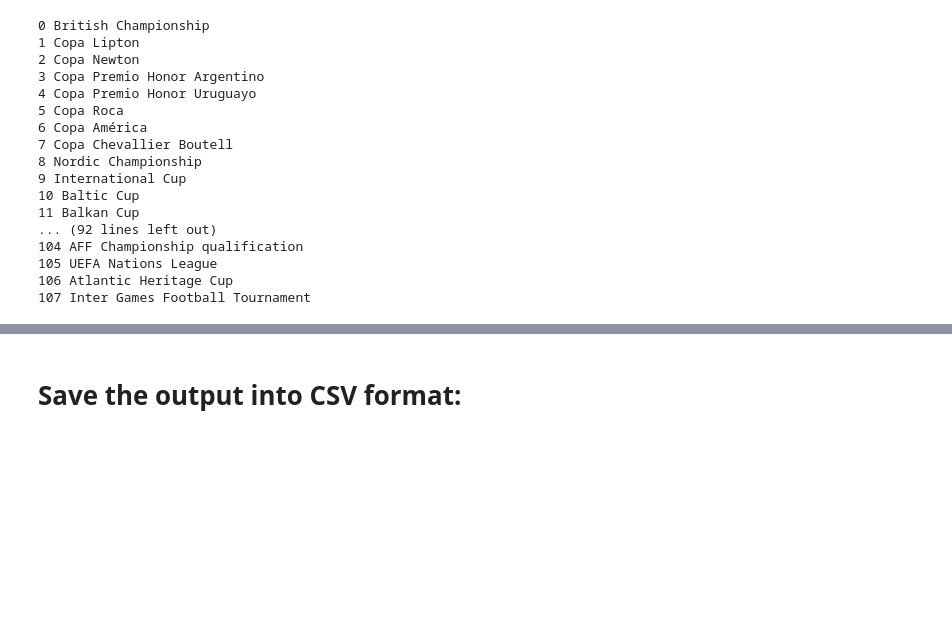
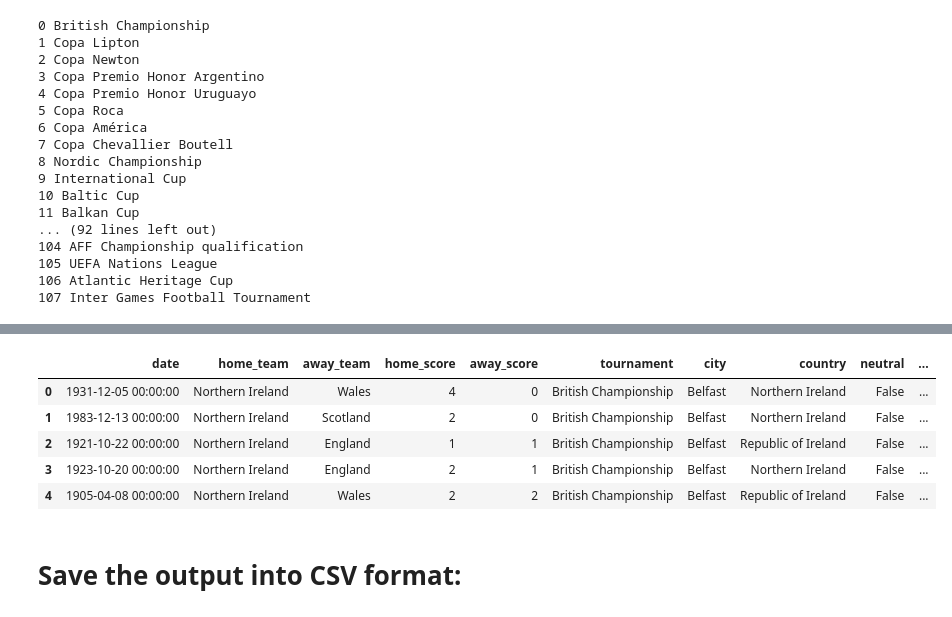
Before and after one commit to ylee9107/Visual-Analytics-Project-1---footballResults, a Jupyter notebook: Python files/Football_Task1._v4.ipynb, the cells around one changed output, grey strips where cells are left out. Saved outputs shown, nothing was run; the diff lists cells and outputs as text; code cells hidden in the pictures; blank space fills up the shorter version.

Commit message:
New ranking system done. Code done.

```diff
--- a/Python files/Football_Task1._v4.ipynb
+++ b/Python files/Football_Task1._v4.ipynb
@@ -314,12 +314,12 @@ def task1_football_processing(data_football):
         df_forAppend = []
 
         # for individual tournaments:
-        for j in range(len(nb_gamesPlayed_inThisTournament)):
-            print(j)
-            idx_game = nb_gamesPlayed_inThisTournament.get_value(nb_gamesPlayed_inThisTournament.index[j], col = 'year')
+        for k in range(len(nb_gamesPlayed_inThisTournament)):
+            print(k)
+            idx_game = nb_gamesPlayed_inThisTournament.get_value(nb_gamesPlayed_inThisTournament.index[k], col = 'year')
             print('index: ' , idx_game)
 
-            gameYear = nb_gamesPlayed_inThisTournament.index[j]
+            gameYear = nb_gamesPlayed_inThisTournament.index[k]
             print('The yr of this game: ', gameYear, ' and there were ', idx_game, ' played.')
 
             # take out the winners from this game (from the main Dataframe):
@@ -464,0 +503,31 @@ data_football_task1_v2.head()
+# %%
+def task1_convert2DF_rankingCummulative(dict_homeTeam_withTotalScores, data_football_task1_v2):
+
+    data_rankingOverTime = data_football_task1_v2.copy()
+
+    homeTeam_list = list(data_rankingOverTime['home_team'].unique())
+
+    data_football_rankingOverTime = pd.DataFrame()
+
+    for i, home_team_name in enumerate(homeTeam_list):
+        print(i, home_team_name)
+
+        # Get the indexes from subset data:
+        data_subset = data_rankingOverTime[data_rankingOverTime['home_team'] == home_team_name].iloc[:,:]
+        index_df = data_subset.index
+
+        # Convert cummulative scores into a dataframe(from list), with the correct indexing by homeTeams:
+        list_score = dict_homeTeam_withTotalScores[home_team_name]
+        df_temp = pd.DataFrame(list_score, columns=['RankOverTime'], index = index_df)
+
+        # Combine the temporary Dataframe with the Subset of Data taken:
+        mergedDf = pd.merge(data_subset, df_temp, left_index=True, right_index=True)
+
+        # Append to the main Dataset with mergeDf:
+        data_football_rankingOverTime = data_football_rankingOverTime.append(mergedDf, ignore_index = True)
+
+
+    return data_football_rankingOverTime;
+# %%
+# Output Dictionary:
+dict_homeTeam_withTotalScores = task1_createDict_rankingCummulative(data_football_task1_v2)
@@ -464,0 +552,3 @@ data_football_task1_v2.head()
+# %%
+# Output DataFrame:
+data_football_rankingOverTime = task1_convert2DF_rankingCummulative(dict_homeTeam_withTotalScores, data_football_task1_v2)
@@ -464,0 +573,9 @@ data_football_task1_v2.head()
+# %%
+data_football_rankingOverTime.head()
+# %% [output]
+|  | date | home_team | away_team | home_score | away_score | tournament | city | country | neutral | ... |
+| 0 | 1931-12-05 00:00:00 | Northern Ireland | Wales | 4 | 0 | British Championship | Belfast | Northern Ireland | False | ... |
+| 1 | 1983-12-13 00:00:00 | Northern Ireland | Scotland | 2 | 0 | British Championship | Belfast | Northern Ireland | False | ... |
+| 2 | 1921-10-22 00:00:00 | Northern Ireland | England | 1 | 1 | British Championship | Belfast | Republic of Ireland | False | ... |
+| 3 | 1923-10-20 00:00:00 | Northern Ireland | England | 2 | 1 | British Championship | Belfast | Northern Ireland | False | ... |
+| 4 | 1905-04-08 00:00:00 | Northern Ireland | Wales | 2 | 2 | British Championship | Belfast | Republic of Ireland | False | ... |
```
Also changed, not shown: parts of 19 cells of this notebook.
